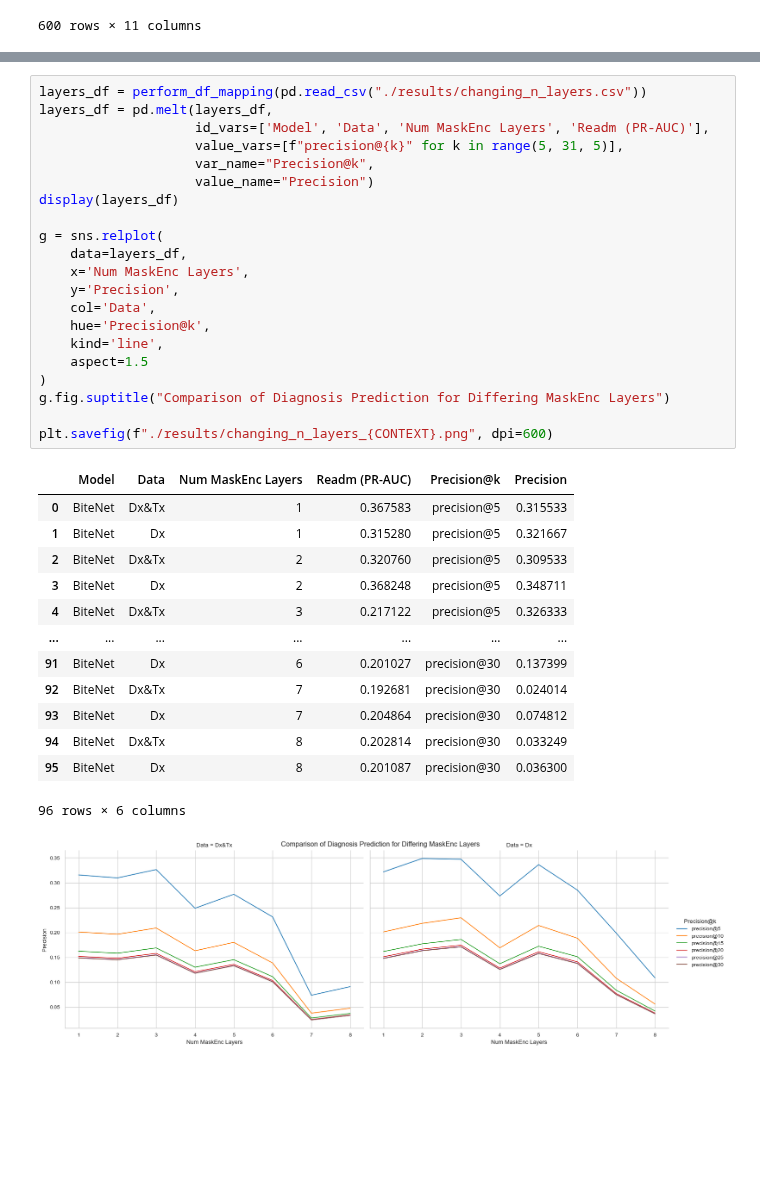
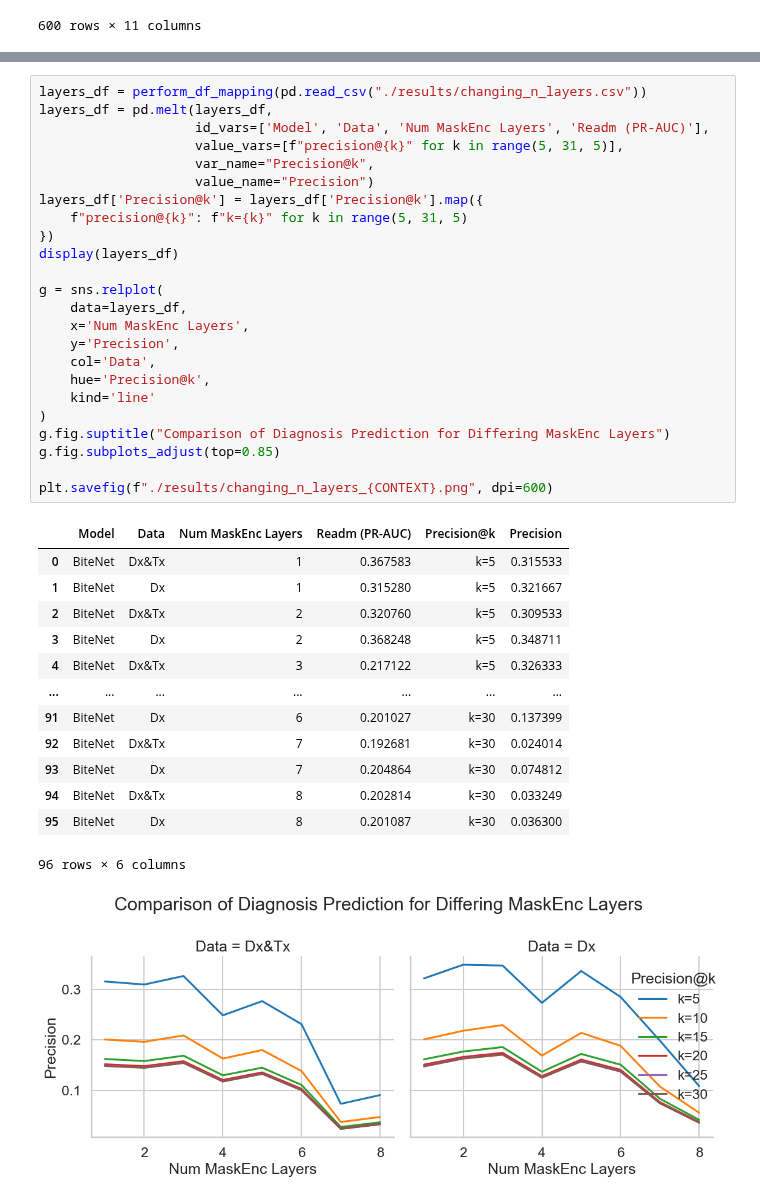
Before and after one commit to greenwaltc/CS598-DL4H-Final-Project, a Jupyter notebook: data_analysis.ipynb, the cells around one changed output, grey strips where cells are left out. Cells and saved outputs as stored; diff of their text form; blank space fills up the shorter version.

```diff
--- a/data_analysis.ipynb
+++ b/data_analysis.ipynb
@@ -93,39 +94,42 @@ plt.savefig(f"./results/baseline_comparison_{CONTEXT}.png", dpi=600)
 # %%
 layers_df = perform_df_mapping(pd.read_csv("./results/changing_n_layers.csv"))
 layers_df = pd.melt(layers_df,
                     id_vars=['Model', 'Data', 'Num MaskEnc Layers', 'Readm (PR-AUC)'],
                     value_vars=[f"precision@{k}" for k in range(5, 31, 5)],
                     var_name="Precision@k",
                     value_name="Precision")
+layers_df['Precision@k'] = layers_df['Precision@k'].map({
+    f"precision@{k}": f"k={k}" for k in range(5, 31, 5)
+})
 display(layers_df)
 
 g = sns.relplot(
     data=layers_df,
     x='Num MaskEnc Layers',
     y='Precision',
     col='Data',
     hue='Precision@k',
-    kind='line',
-    aspect=1.5
+    kind='line'
 )
 g.fig.suptitle("Comparison of Diagnosis Prediction for Differing MaskEnc Layers")
+g.fig.subplots_adjust(top=0.85)
 
 plt.savefig(f"./results/changing_n_layers_{CONTEXT}.png", dpi=600)
 # %% [output]
 |  | Model | Data | Num MaskEnc Layers | Readm (PR-AUC) | Precision@k | Precision |
-| 0 | BiteNet | Dx&Tx | 1 | 0.367583 | precision@5 | 0.315533 |
-| 1 | BiteNet | Dx | 1 | 0.315280 | precision@5 | 0.321667 |
-| 2 | BiteNet | Dx&Tx | 2 | 0.320760 | precision@5 | 0.309533 |
-| 3 | BiteNet | Dx | 2 | 0.368248 | precision@5 | 0.348711 |
-| 4 | BiteNet | Dx&Tx | 3 | 0.217122 | precision@5 | 0.326333 |
+| 0 | BiteNet | Dx&Tx | 1 | 0.367583 | k=5 | 0.315533 |
+| 1 | BiteNet | Dx | 1 | 0.315280 | k=5 | 0.321667 |
+| 2 | BiteNet | Dx&Tx | 2 | 0.320760 | k=5 | 0.309533 |
+| 3 | BiteNet | Dx | 2 | 0.368248 | k=5 | 0.348711 |
+| 4 | BiteNet | Dx&Tx | 3 | 0.217122 | k=5 | 0.326333 |
 | ... | ... | ... | ... | ... | ... | ... |
-| 91 | BiteNet | Dx | 6 | 0.201027 | precision@30 | 0.137399 |
-| 92 | BiteNet | Dx&Tx | 7 | 0.192681 | precision@30 | 0.024014 |
-| 93 | BiteNet | Dx | 7 | 0.204864 | precision@30 | 0.074812 |
-| 94 | BiteNet | Dx&Tx | 8 | 0.202814 | precision@30 | 0.033249 |
-| 95 | BiteNet | Dx | 8 | 0.201087 | precision@30 | 0.036300 |
+| 91 | BiteNet | Dx | 6 | 0.201027 | k=30 | 0.137399 |
+| 92 | BiteNet | Dx&Tx | 7 | 0.192681 | k=30 | 0.024014 |
+| 93 | BiteNet | Dx | 7 | 0.204864 | k=30 | 0.074812 |
+| 94 | BiteNet | Dx&Tx | 8 | 0.202814 | k=30 | 0.033249 |
+| 95 | BiteNet | Dx | 8 | 0.201087 | k=30 | 0.036300 |
 96 rows × 6 columns
-[figure, old version]
+[figure, new version]
 # %%
 heads_df = perform_df_mapping(pd.read_csv("./results/changing_n_heads.csv"))
 heads_df = pd.melt(heads_df,
```
Also changed, not shown: parts of 4 cells of this notebook, 6 other files.
